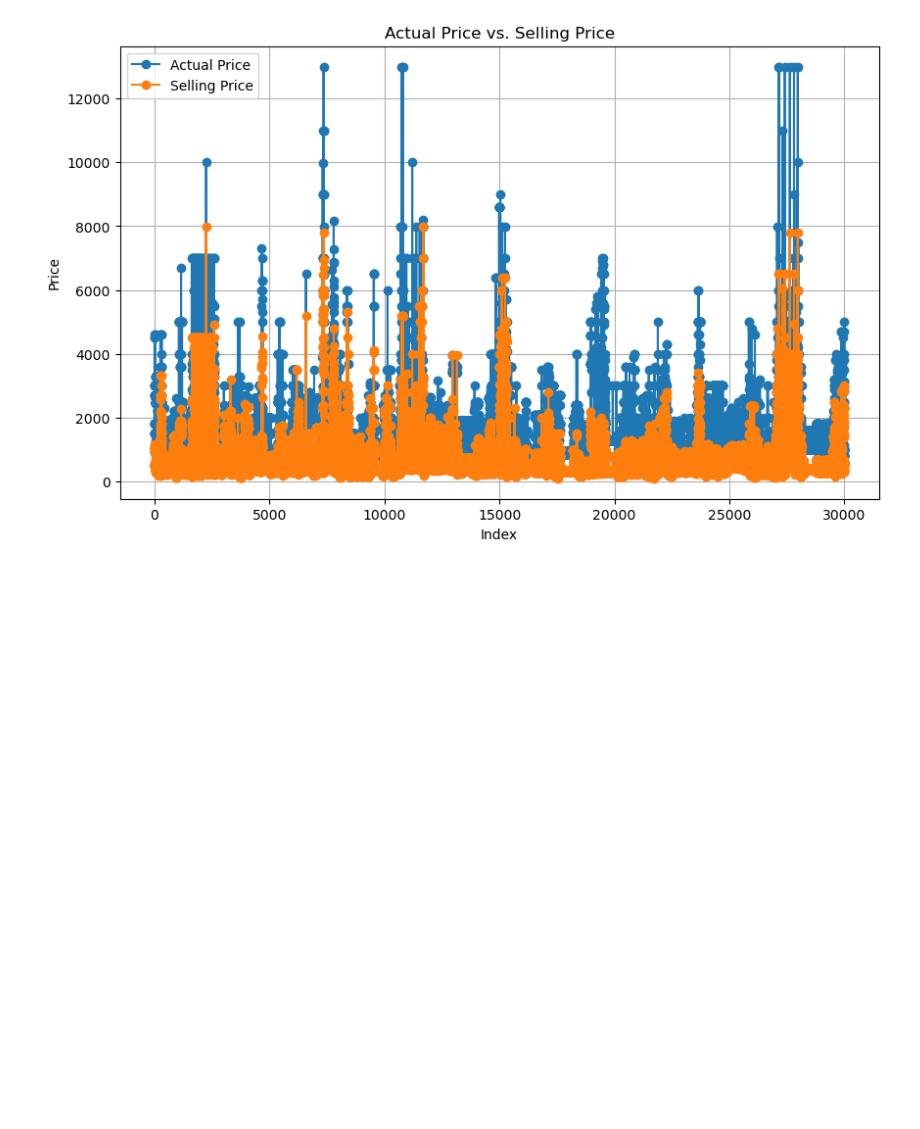
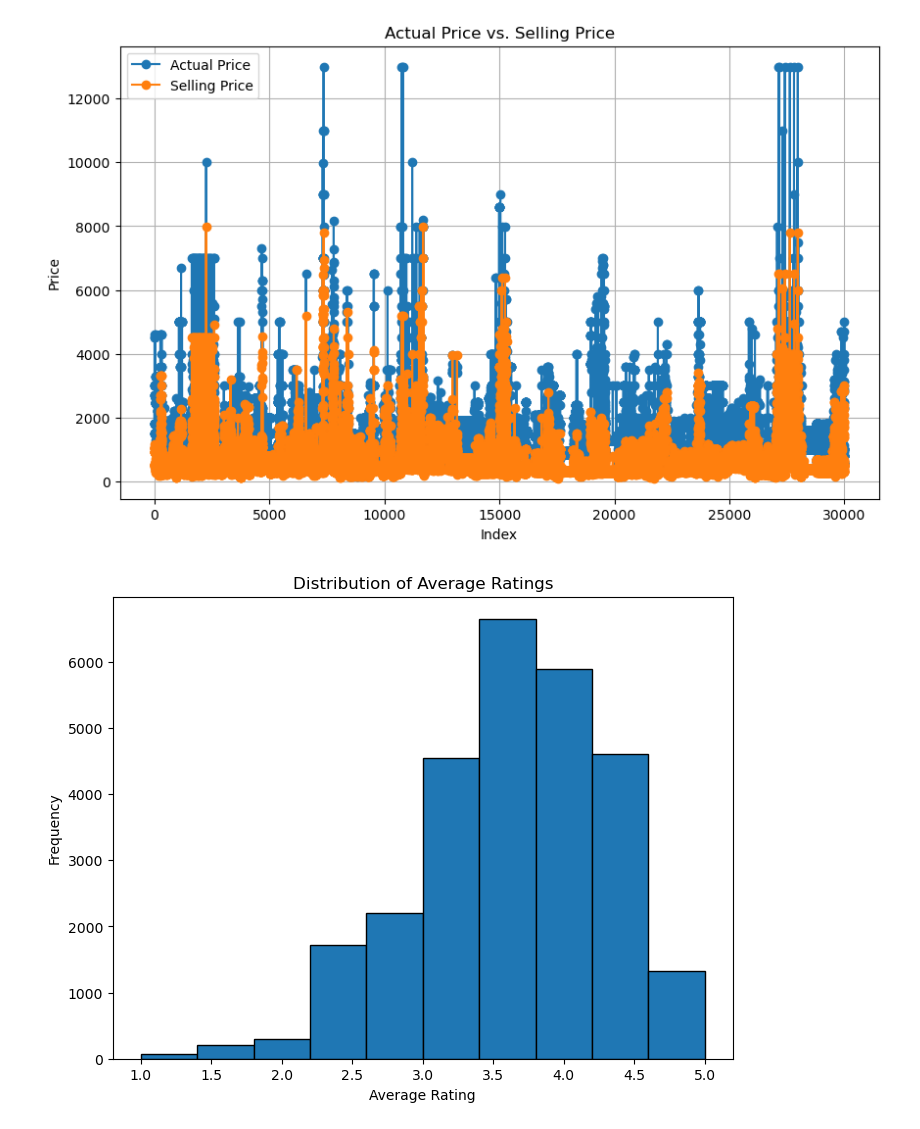
Before and after one commit to ShubhamGupta2505/MachineLearningPractice, a Jupyter notebook: flipkart-product-analysis.ipynb, the cells around one changed output. Cells and saved outputs as stored; diff of their text form; code cells hidden in the pictures; blank space fills up the shorter version.

```diff
--- a/flipkart-product-analysis.ipynb
+++ b/flipkart-product-analysis.ipynb
@@ -258,3 +258,12 @@ plt.grid(True)
 plt.show()
 # %% [output]
 [figure]
+# %%
+plt.figure(figsize=(8, 6))
+plt.hist(df['average_rating'], bins=10, edgecolor='k')
+plt.xlabel('Average Rating')
+plt.ylabel('Frequency')
+plt.title('Distribution of Average Ratings')
+plt.show()
+# %% [output]
+[figure, added]
```
Also changed, not shown: parts of 3 cells of this notebook.
